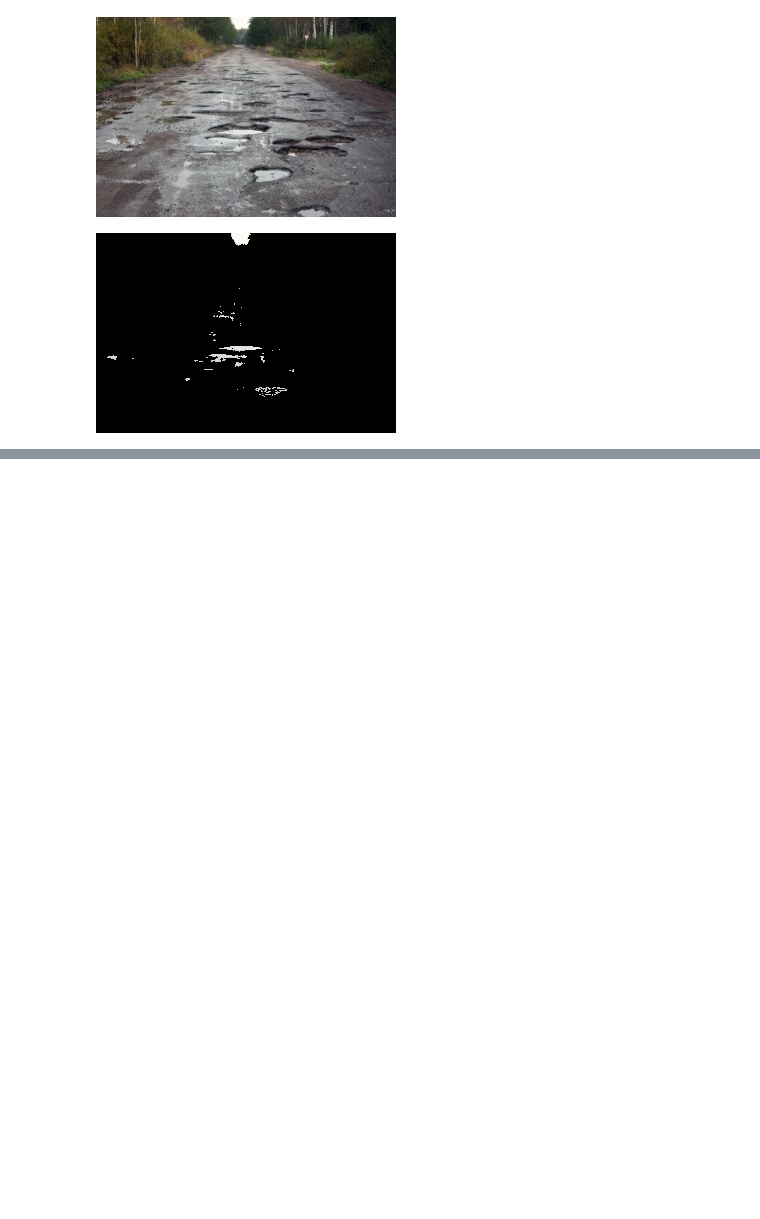
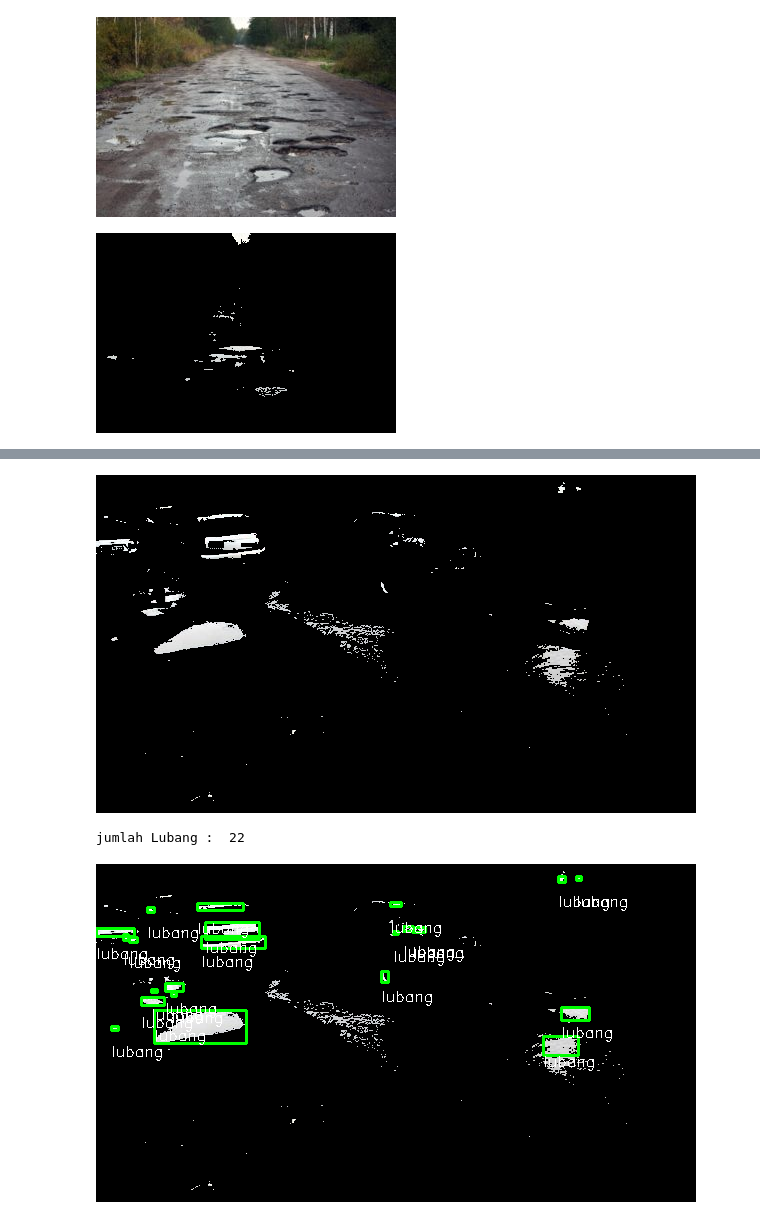
Before and after one commit to K2FA/PCVK_Genap_2021, a Jupyter notebook: ProjekAkhir.ipynb, the cells around one changed output, grey strips where cells are left out. Cells and saved outputs as stored; diff of their text form; code cells hidden in the pictures; blank space fills up the shorter version.

```diff
--- a/ProjekAkhir.ipynb
+++ b/ProjekAkhir.ipynb
@@ -96,0 +98,24 @@ jumlah Lubang :  10
+# %%
+image1 = cv.imread('/content/drive/MyDrive/PCVK/ProjekBesar/2.jpg')
+image2 = cv.imread('/content/drive/MyDrive/PCVK/ProjekBesar/3.jpg')
+image3 = cv.imread('/content/drive/MyDrive/PCVK/ProjekBesar/4.jpg')
+image4 = cv.imread('/content/drive/MyDrive/PCVK/ProjekBesar/5.jpg')
+image5 = cv.imread('/content/drive/MyDrive/PCVK/ProjekBesar/6.jpg')
+image6 = cv.imread('/content/drive/MyDrive/PCVK/ProjekBesar/7.jpg')
+image7 = cv.imread('/content/drive/MyDrive/PCVK/ProjekBesar/8.jpg')
+image8 = cv.imread('/content/drive/MyDrive/PCVK/ProjekBesar/9.jpg')
+image9 = cv.imread('/content/drive/MyDrive/PCVK/ProjekBesar/10.jpg')
+# %%
+kotak = 0
+segmented_image1 = color_segmentation(image1, lower_hsv, upper_hsv)
+cv2_imshow(segmented_image1)
+result_image1 = blob_analysis(segmented_image1)
+
+print("jumlah Lubang : ", kotak)
+
+# cv2_imshow(image7)
+cv2_imshow( result_image1)
+# %% [output]
+[figure, added]
+jumlah Lubang :  22
+[figure, added]
```
Also changed, not shown: parts of 10 cells of this notebook.
